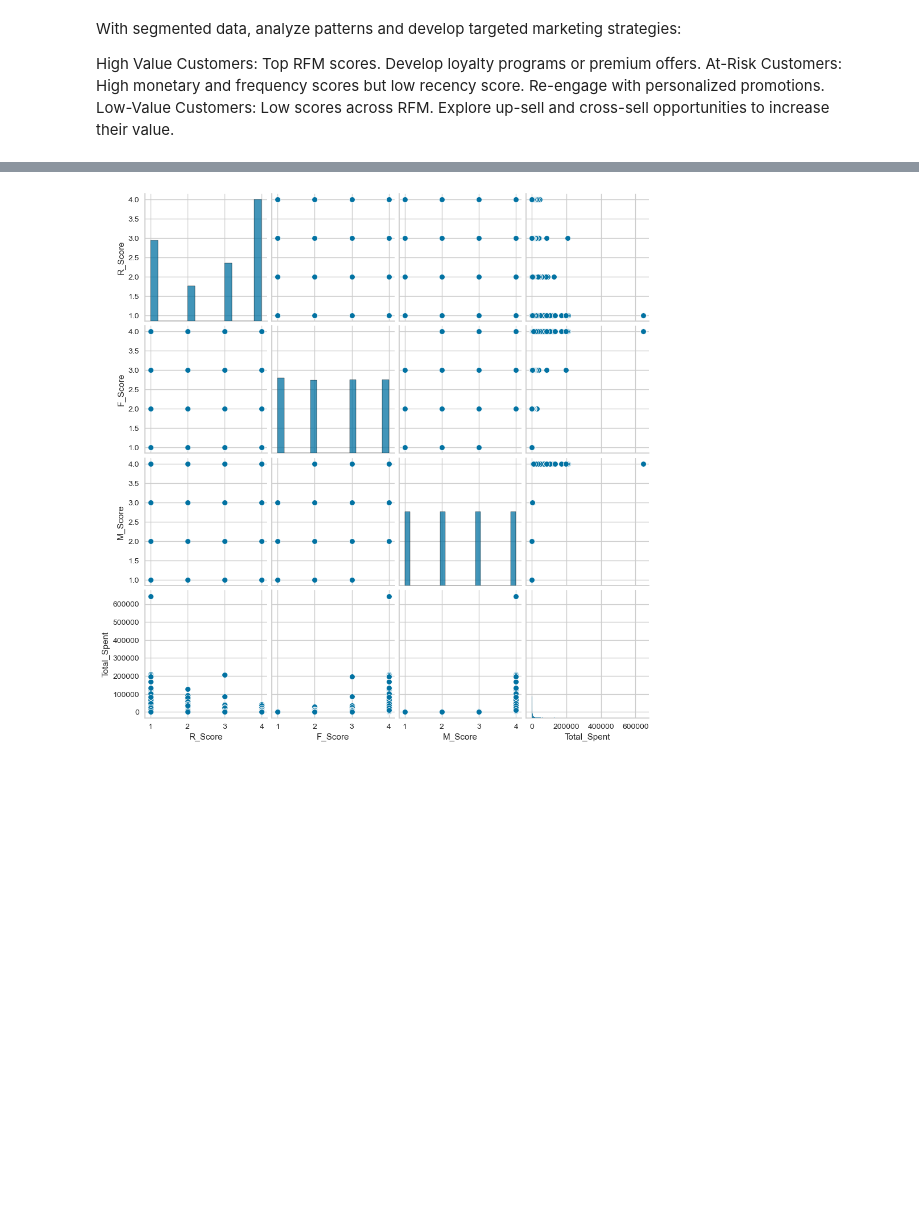
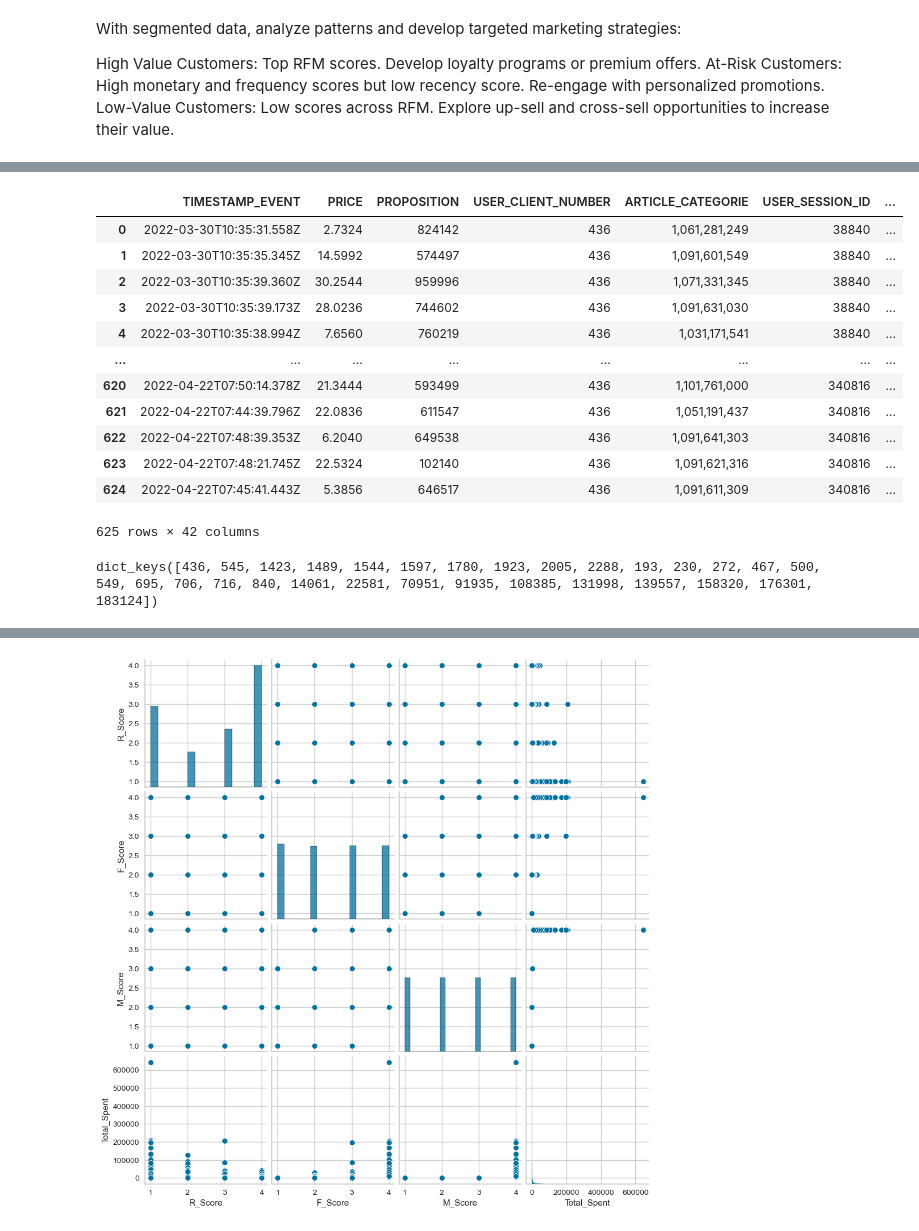
Before and after one commit to Echotianee/CausalInference, a Jupyter notebook: rfm_score_user.ipynb, the cells around one changed output, grey strips where cells are left out. Saved outputs shown, nothing was run; the diff lists cells and outputs as text; code cells hidden in the pictures; blank space fills up the shorter version.

```diff
--- a/rfm_score_user.ipynb
+++ b/rfm_score_user.ipynb
@@ -138,0 +431,21 @@ user_data
+# %%
+client_events, client_purchase_events = get_client_data_by_id(436)
+client_events[client_events["USER_CLIENT_NUMBER"]==436]
+# %% [output]
+|  | TIMESTAMP_EVENT | PRICE | PROPOSITION | USER_CLIENT_NUMBER | ARTICLE_CATEGORIE | USER_SESSION_ID | ... |
+| 0 | 2022-03-30T10:35:31.558Z | 2.7324 | 824142 | 436 | 1,061,281,249 | 38840 | ... |
+| 1 | 2022-03-30T10:35:35.345Z | 14.5992 | 574497 | 436 | 1,091,601,549 | 38840 | ... |
+| 2 | 2022-03-30T10:35:39.360Z | 30.2544 | 959996 | 436 | 1,071,331,345 | 38840 | ... |
+| 3 | 2022-03-30T10:35:39.173Z | 28.0236 | 744602 | 436 | 1,091,631,030 | 38840 | ... |
+| 4 | 2022-03-30T10:35:38.994Z | 7.6560 | 760219 | 436 | 1,031,171,541 | 38840 | ... |
+| ... | ... | ... | ... | ... | ... | ... | ... |
+| 620 | 2022-04-22T07:50:14.378Z | 21.3444 | 593499 | 436 | 1,101,761,000 | 340816 | ... |
+| 621 | 2022-04-22T07:44:39.796Z | 22.0836 | 611547 | 436 | 1,051,191,437 | 340816 | ... |
+| 622 | 2022-04-22T07:48:39.353Z | 6.2040 | 649538 | 436 | 1,091,641,303 | 340816 | ... |
+| 623 | 2022-04-22T07:48:21.745Z | 22.5324 | 102140 | 436 | 1,091,621,316 | 340816 | ... |
+| 624 | 2022-04-22T07:45:41.443Z | 5.3856 | 646517 | 436 | 1,091,611,309 | 340816 | ... |
+625 rows × 42 columns
+# %%
+json_groups.keys()
+# %% [output]
+dict_keys([436, 545, 1423, 1489, 1544, 1597, 1780, 1923, 2005, 2288, 193, 230, 272, 467, 500, 549, 695, 706, 716, 840, 14061, 22581, 70951, 91935, 108385, 131998, 139557, 158320, 176301, 183124])
```
Also changed, not shown: parts of 19 cells of this notebook, 5 other files.
